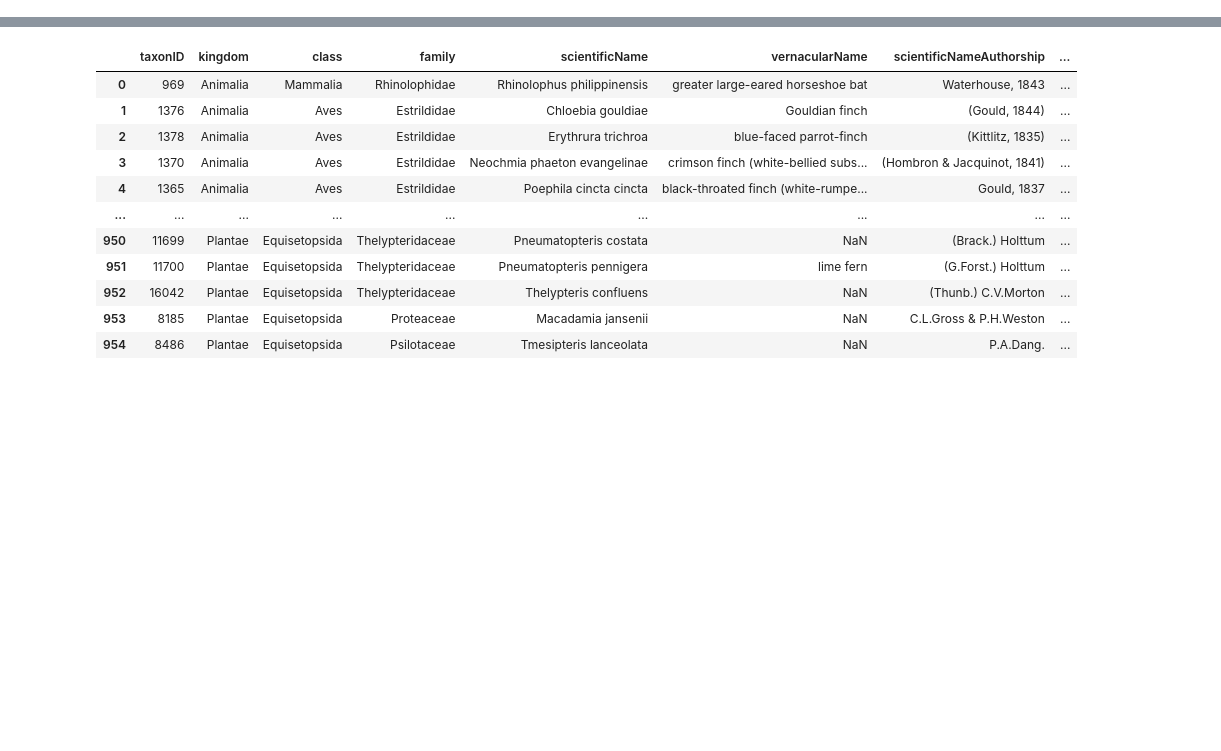
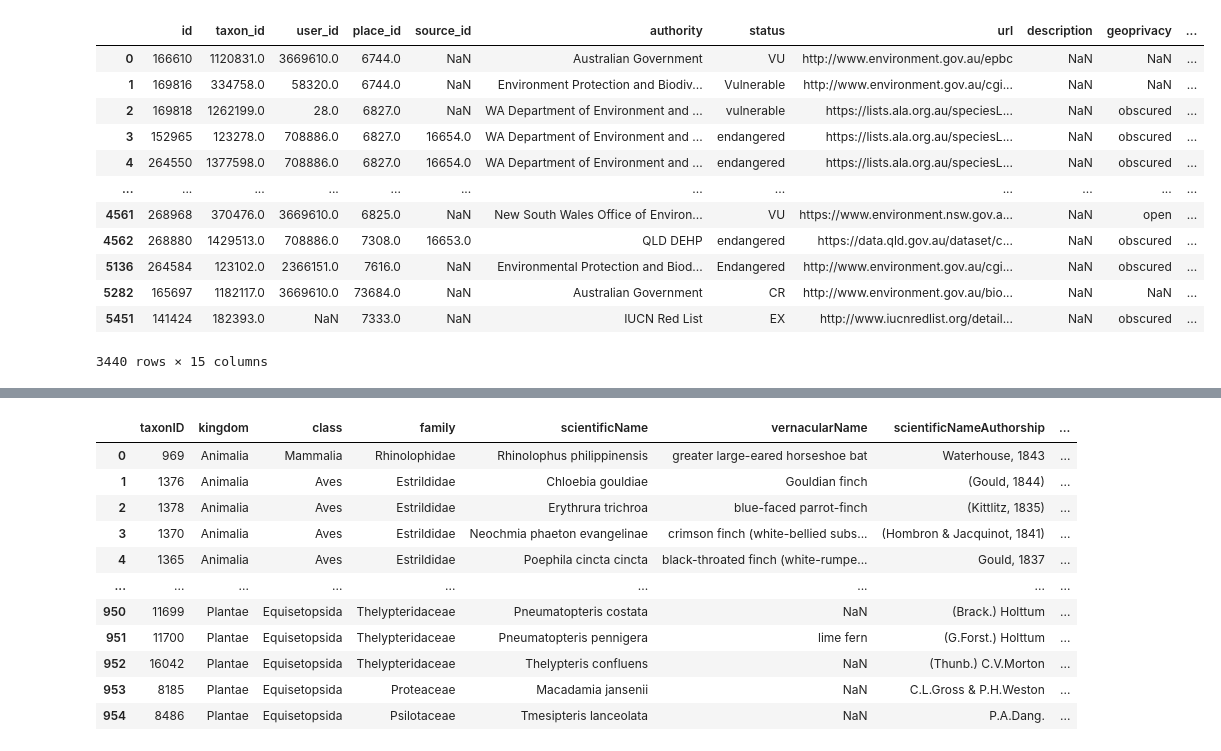
Before and after one commit to AtlasOfLivingAustralia/authoritative-lists, a Jupyter notebook: source-code/py-notebook/inaturalist-sensitive.ipynb, the cells around one changed output, grey strips where cells are left out. Saved outputs shown, nothing was run; the diff lists cells and outputs as text; code cells hidden in the pictures; blank space fills up the shorter version.

```diff
--- a/source-code/py-notebook/inaturalist-sensitive.ipynb
+++ b/source-code/py-notebook/inaturalist-sensitive.ipynb
@@ -15,2 +15,19 @@ To update the statuses (eg for Qld), we need to:
     * Update - those on the Qld list that need updating (probably most because I feel we should change the authority text and try to link out to the wildnet page for each taxonID)
     * Remove - I expect there will be a few of these
+# %%
+import pandas as pd
+import requests
+import json
+import numpy as np
+projectdir = "/Users/oco115/PycharmProjects/iNaturalist-lists/"
+listdir = "/Users/oco115/PycharmProjects/authoritative-lists/current-lists/"
+inatcsv = projectdir + "data/inaturalist-australia-9-conservation_statuses.csv"
+outcsv = projectdir + "data/inaturalist-australia.csv"
+usercsv = projectdir + "/data/inaturalist-708886-update-statuses.csv"
+matchtaxoncsv = projectdir + "/data/inaturalist-qld-match.csv"
+newtaxoncsv = projectdir + "/data/inaturalist-qld-newtaxon.csv"
+apiurlbase = "https://api.inaturalist.org/v1/taxa/"
+# %%
+## Read inaturalist conservation statuses file
+df = pd.read_csv(inatcsv, encoding='UTF-8')
+pd.Series(list(df.columns))
@@ -16,0 +58,29 @@ To update the statuses (eg for Qld), we need to:
+# %%
+# Identified Australian place names
+filterlist = ['Australia', 'Australia Exclusive Economic Zone', 'Australian Capital Territory, AU', 'Brisbane City, Cairns - Pt B, QL, AU', 'Christmas Island', 'New South Wales, AU', 'Norfolk Island', 'Norfolk Island (Phillip Island)', 'Northern Territory, AU', 'Rottnest Island, AU', 'South Australia, AU', 'South Australia, marine waters', 'South East Queensland, QL, AU', 'Tasmania, AU', 'Victoria, AU', 'Western Australia, AU', 'Yarrabah, QL, AU', 'Queensland, AU']
+# %%
+# I have kept each iteration of the dataframe just for debugging/comparison purposes
+dfna = df.dropna(subset=['place_display_name']) # need to drop NA in order to search for
+df1 = dfna[dfna['place_display_name'].str.contains('Australia')]
+df2 = dfna[dfna['place_display_name'].str.contains(', AU')]
+dfaus = df1.append(df2, ignore_index=True)
+dfana = df.dropna(subset=['authority'])
+dfana = dfana.apply(lambda row: row[dfana['place_display_name'].isin(filterlist)])
+dfaus1 = dfaus.append(dfana, ignore_index=True)
+dfaus1 = dfaus1.drop_duplicates(subset=None, inplace=False)
+# %%
+dfaus1
+# %% [output]
+|  | id | taxon_id | user_id | place_id | source_id | authority | status | url | description | geoprivacy | ... |
+| 0 | 166610 | 1120831.0 | 3669610.0 | 6744.0 | NaN | Australian Government | VU | http://www.environment.gov.au/epbc | NaN | NaN | ... |
+| 1 | 169816 | 334758.0 | 58320.0 | 6744.0 | NaN | Environment Protection and Biodiv... | Vulnerable | http://www.environment.gov.au/cgi... | NaN | NaN | ... |
+| 2 | 169818 | 1262199.0 | 28.0 | 6827.0 | NaN | WA Department of Environment and ... | vulnerable | https://lists.ala.org.au/speciesL... | NaN | obscured | ... |
+| 3 | 152965 | 123278.0 | 708886.0 | 6827.0 | 16654.0 | WA Department of Environment and ... | endangered | https://lists.ala.org.au/speciesL... | NaN | obscured | ... |
+| 4 | 264550 | 1377598.0 | 708886.0 | 6827.0 | 16654.0 | WA Department of Environment and ... | endangered | https://lists.ala.org.au/speciesL... | NaN | obscured | ... |
+| ... | ... | ... | ... | ... | ... | ... | ... | ... | ... | ... | ... |
+| 4561 | 268968 | 370476.0 | 3669610.0 | 6825.0 | NaN | New South Wales Office of Environ... | VU | https://www.environment.nsw.gov.a... | NaN | open | ... |
+| 4562 | 268880 | 1429513.0 | 708886.0 | 7308.0 | 16653.0 | QLD DEHP | endangered | https://data.qld.gov.au/dataset/c... | NaN | obscured | ... |
+| 5136 | 264584 | 123102.0 | 2366151.0 | 7616.0 | NaN | Environmental Protection and Biod... | Endangered | http://www.environment.gov.au/cgi... | NaN | obscured | ... |
+| 5282 | 165697 | 1182117.0 | 3669610.0 | 73684.0 | NaN | Australian Government | CR | http://www.environment.gov.au/bio... | NaN | NaN | ... |
+| 5451 | 141424 | 182393.0 | NaN | 7333.0 | NaN | IUCN Red List | EX | http://www.iucnredlist.org/detail... | NaN | obscured | ... |
+3440 rows × 15 columns
```
Also changed, not shown: parts of 29 cells of this notebook, 1 other file.
